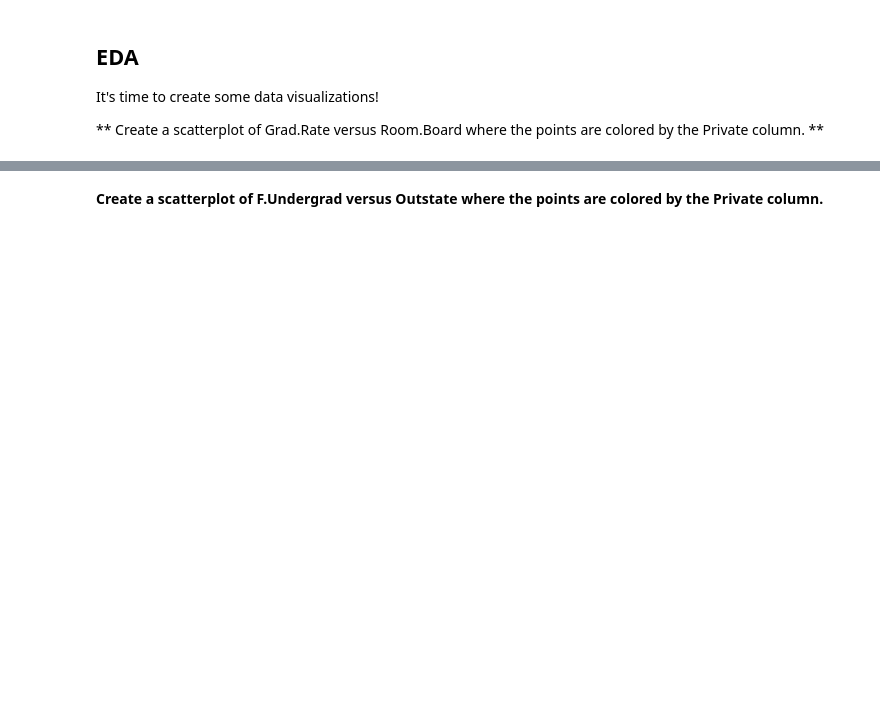
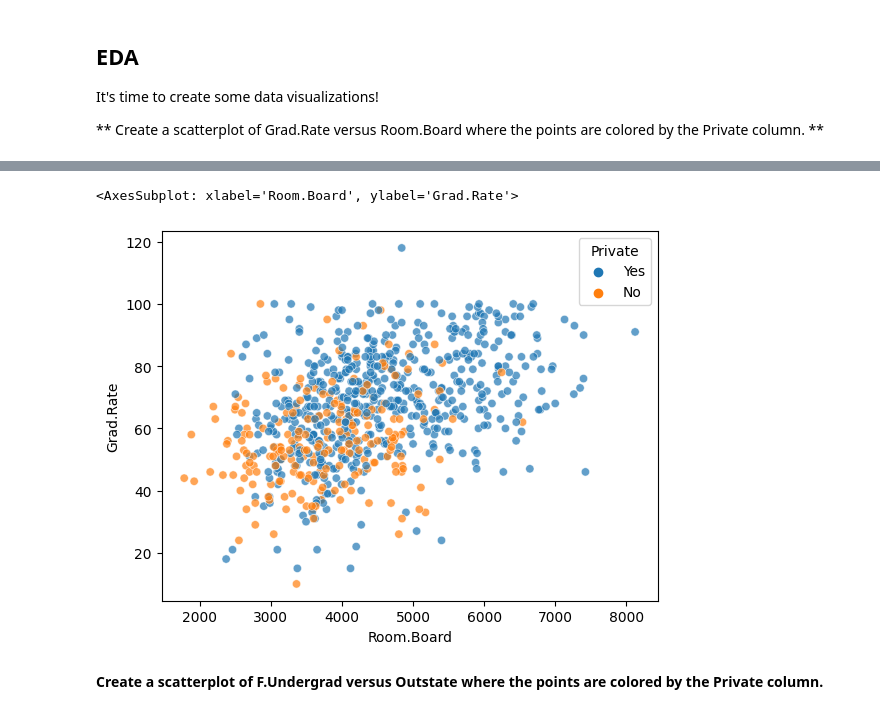
Before and after one commit to Shlok-21/MyLearningNotebooks, a Jupyter notebook: 05 - K maens Clustering.ipynb, the cells around one changed output, grey strips where cells are left out. Cells and saved outputs as stored; diff of their text form; code cells hidden in the pictures; blank space fills up the shorter version.

```diff
--- a/05 - K maens Clustering.ipynb
+++ b/05 - K maens Clustering.ipynb
@@ -42,5 +47,7 @@ We will use a data frame with 777 observations on the following 18 variables.
 ## Get the Data
 # %% [markdown]
 ** Read in the College_Data file using read_csv. Figure out how to set the first column as the index.**
+# %%
+df = pd.read_csv('D:\\nettech\\mylearningnotebooks\\mylearningnotebooks\\datasets\\College_Data.csv', index_col = 0)
 # %% [markdown]
 **Check the head of the data**
@@ -97,2 +103,7 @@ It's time to create some data visualizations!
+# %%
+sns.scatterplot(data = df, x = 'Room.Board', y = 'Grad.Rate', hue = 'Private', alpha = 0.7)
+# %% [output]
+<AxesSubplot: xlabel='Room.Board', ylabel='Grad.Rate'>
+[figure, added]
 # %% [markdown]
 **Create a scatterplot of F.Undergrad versus Outstate where the points are colored by the Private column.**
```
Also changed, not shown: parts of 36 cells of this notebook.
